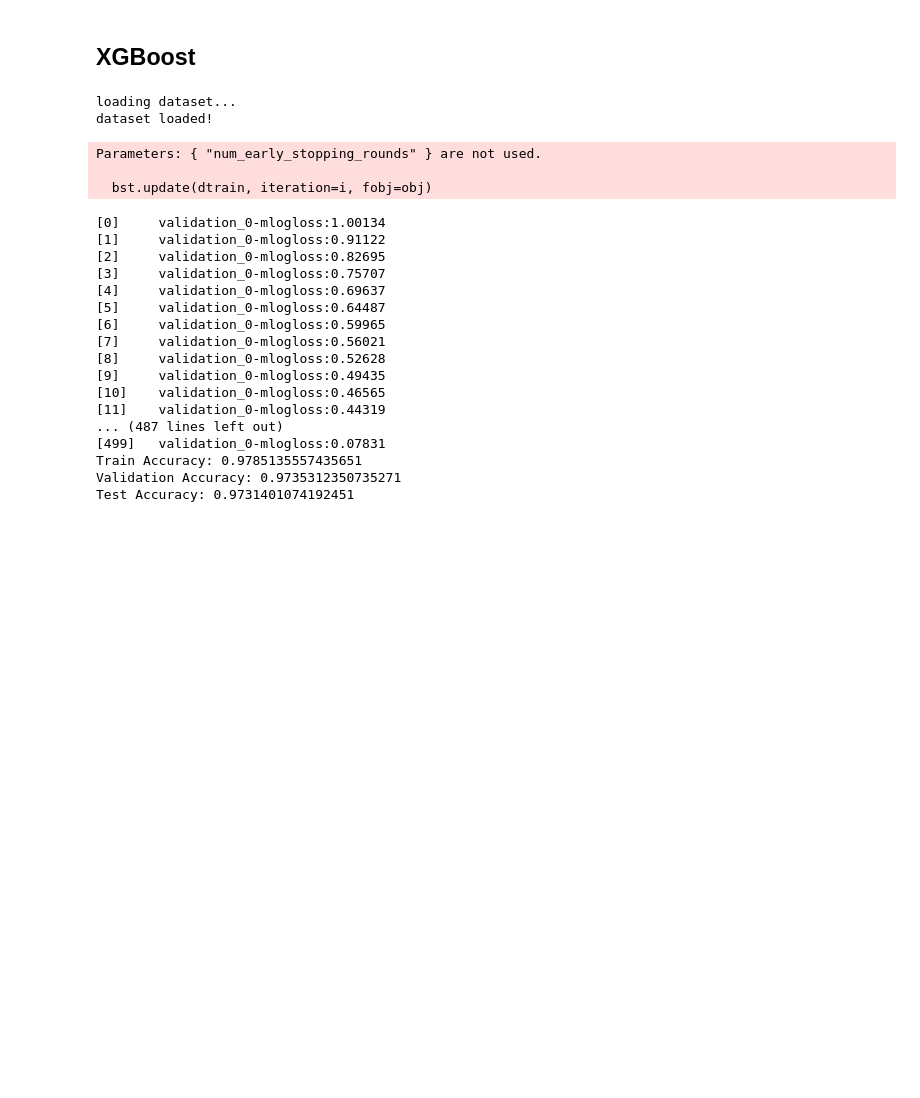
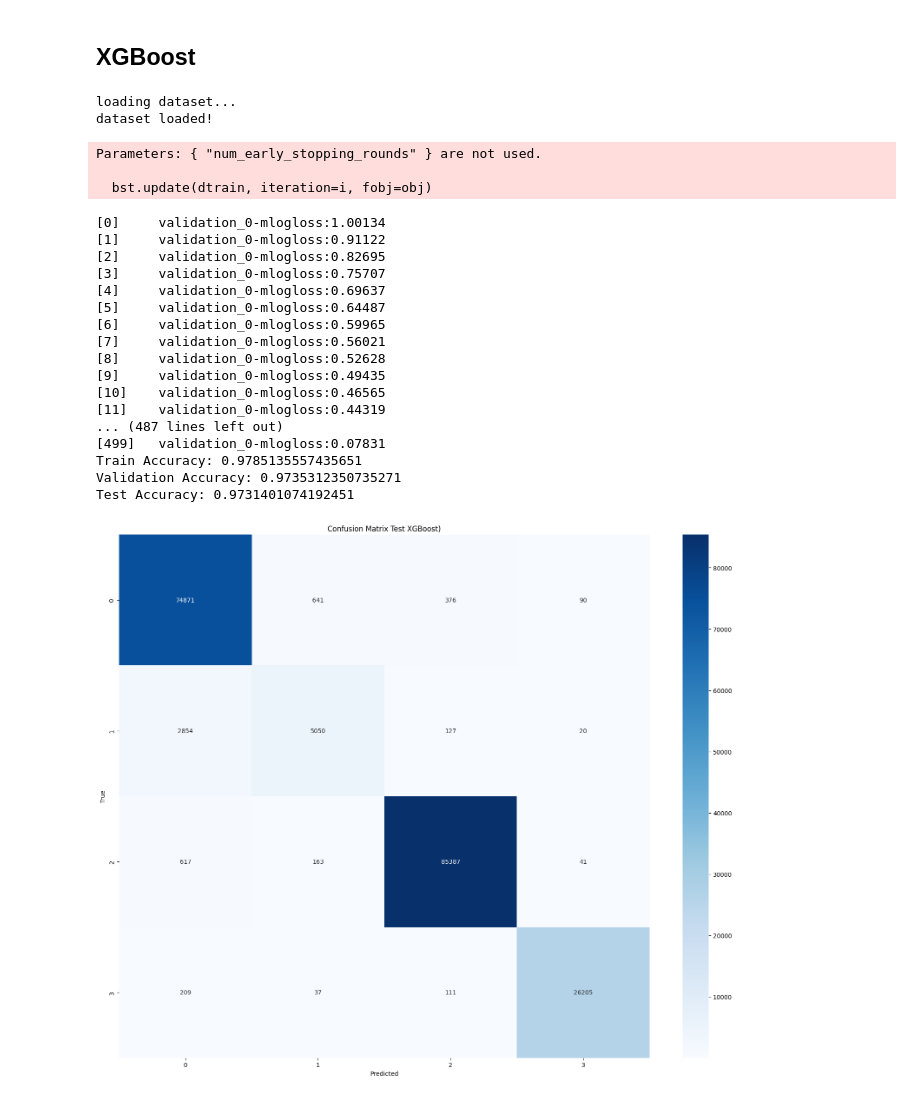
Before and after one commit to CitizensAlias/DeepLearningOscGrid, a Jupyter notebook: testing_other_classifiers.ipynb, the cells around one changed output. Cells and saved outputs as stored; diff of their text form; code cells hidden in the pictures; blank space fills up the shorter version.

Commit message:
confusion matrix for XGBoost

```diff
--- a/testing_other_classifiers.ipynb
+++ b/testing_other_classifiers.ipynb
@@ -202,6 +202,8 @@ from sklearn.model_selection import train_test_split
 from xgboost import XGBClassifier
 import matplotlib.pyplot as plt
 from sklearn.preprocessing import LabelEncoder
+import seaborn as sns
+from sklearn.metrics import confusion_matrix
 
 print("loading dataset...")
 
@@ -269,30 +271,59 @@ train_score = classifier.score(train_features, train_labels)
 print(f"Train Accuracy: {train_score}")
 
 val_score = classifier.score(val_features, val_labels)
 print(f"Validation Accuracy: {val_score}")
 
 test_score = classifier.score(test_features, test_labels)
 print(f"Test Accuracy: {test_score}")
+
+
+######Confusion matrix
+y_true = test_labels
+y_pred = classifier.predict(test_features)
+
+cm = confusion_matrix(y_true, y_pred)
+
+# If you want readable class names:
+class_names = label_encoder.classes_
+
+plt.figure(figsize=(16, 13))
+sns.heatmap(
+    cm,
+    annot=True,
+    fmt="d",
+    cmap="Blues",
+    xticklabels=class_names,
+    yticklabels=class_names
+)
+plt.xlabel("Predicted")
+plt.ylabel("True")
+plt.title("Confusion Matrix Test XGBoost")
+
+plt.tight_layout()
+
+plt.savefig("confusion_matrix_xgboost_.png", dpi=300)
+plt.show()
 # %% [output]
 loading dataset...
 dataset loaded!
 Parameters: { "num_early_stopping_rounds" } are not used.
 
   bst.update(dtrain, iteration=i, fobj=obj)
 [0]     validation_0-mlogloss:1.00134
 [1]     validation_0-mlogloss:0.91122
 [2]     validation_0-mlogloss:0.82695
 [3]     validation_0-mlogloss:0.75707
 [4]     validation_0-mlogloss:0.69637
 [5]     validation_0-mlogloss:0.64487
 [6]     validation_0-mlogloss:0.59965
 [7]     validation_0-mlogloss:0.56021
 [8]     validation_0-mlogloss:0.52628
 [9]     validation_0-mlogloss:0.49435
 [10]    validation_0-mlogloss:0.46565
 [11]    validation_0-mlogloss:0.44319
 ... (487 lines left out)
 [499]   validation_0-mlogloss:0.07831
 Train Accuracy: 0.9785135557435651
 Validation Accuracy: 0.9735312350735271
 Test Accuracy: 0.9731401074192451
+[figure, added]
```
Also changed, not shown: 3 other files.
